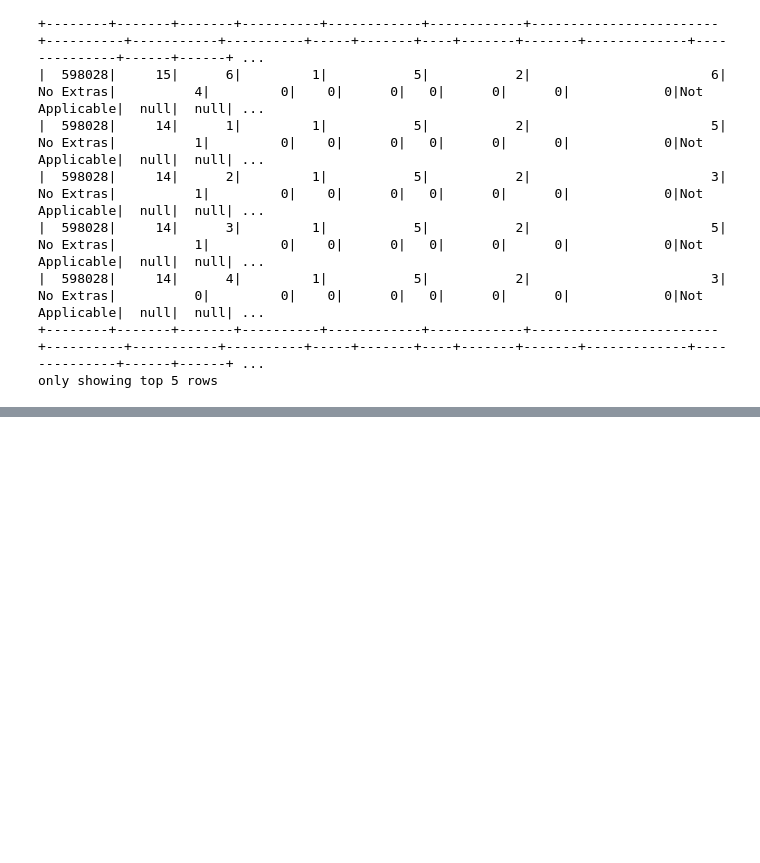
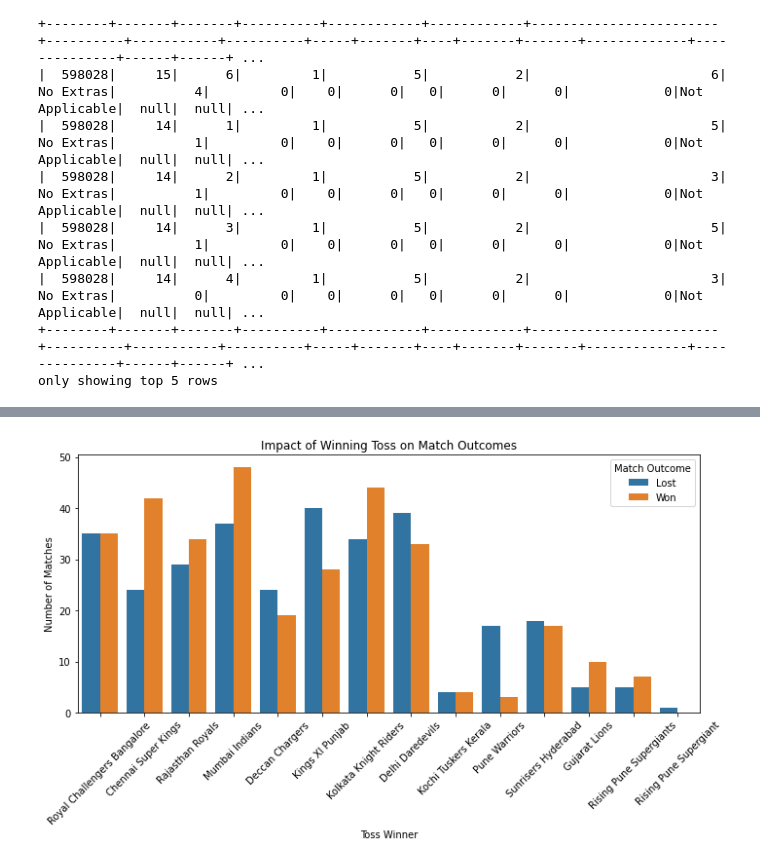
Before and after one commit to SKT-Sukatat/IPL_Spark_Project, a Jupyter notebook: IPL_DATA_ANALYSIS_SPARK.ipynb, the cells around one changed output, grey strips where cells are left out. Cells and saved outputs as stored; diff of their text form; code cells hidden in the pictures; blank space fills up the shorter version.

```diff
--- a/IPL_DATA_ANALYSIS_SPARK.ipynb
+++ b/IPL_DATA_ANALYSIS_SPARK.ipynb
@@ -164,0 +389,9 @@ team_df = spark.read.schema(team_schema).format("csv").option("header","true").l
+# %%
+toss_impact_individual_matches = spark.sql("""
+SELECT m.match_id, m.toss_winner, m.toss_name, m.match_winner,
+       CASE WHEN m.toss_winner = m.match_winner THEN 'Won' ELSE 'Lost' END AS match_outcome
+FROM match m
+WHERE m.toss_name IS NOT NULL
+ORDER BY m.match_id
+""")
+toss_impact_individual_matches.show()
@@ -164,0 +466,15 @@ team_df = spark.read.schema(team_schema).format("csv").option("header","true").l
+# %%
+toss_impact_pd = toss_impact_individual_matches.toPandas()
+
+# Creating a countplot to show win/loss after winning toss
+plt.figure(figsize=(10, 6))
+sns.countplot(x='toss_winner', hue='match_outcome', data=toss_impact_pd)
+plt.title('Impact of Winning Toss on Match Outcomes')
+plt.xlabel('Toss Winner')
+plt.ylabel('Number of Matches')
+plt.legend(title='Match Outcome')
+plt.xticks(rotation=45)
+plt.tight_layout()
+plt.show()
+# %% [output]
+[figure, added]
```
Also changed, not shown: parts of 24 cells of this notebook.
